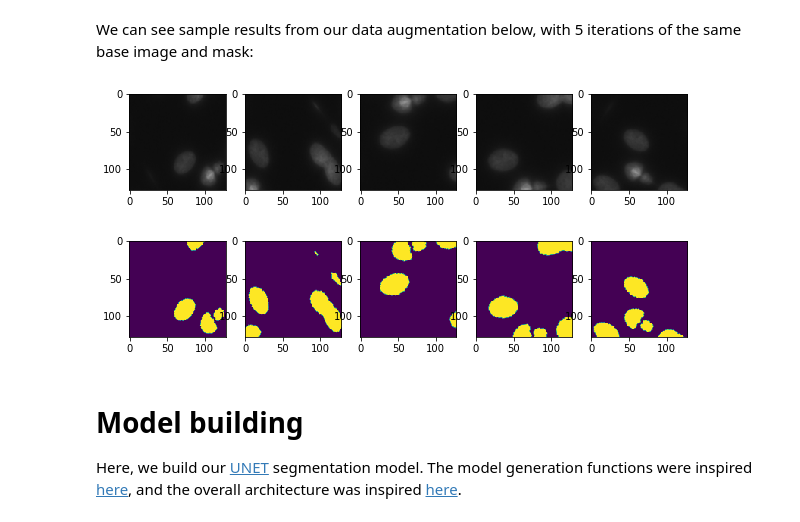
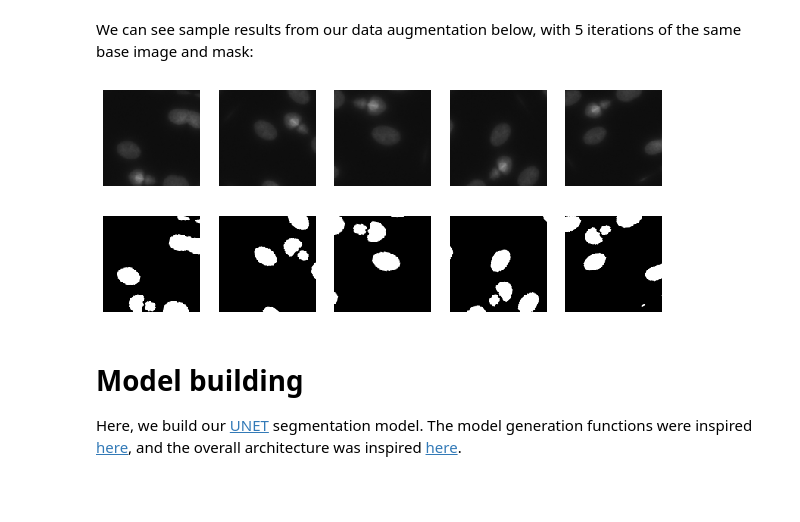
Before and after one commit to scott-trinkle/nuclei-finder, a Jupyter notebook: Train UNET.ipynb, the cells around one changed output. Drawn from its saved outputs; the diff is of its cells as text; code cells hidden in the pictures; blank space fills up the shorter version.

Commit message:
Handle grayscale input, update augment demos

```diff
--- a/Train UNET.ipynb
+++ b/Train UNET.ipynb
@@ -78,10 +79,15 @@ IMG_HEIGHT=128
 IMG_CHANNELS=3
 # %%
 def img_to_tiles(img,tgt_shape):
-    '''Takes a 2D ndarray image (img) and returns a list
-    of overlapping tiles of shape=tgt_shape'''
-    tgt_h, tgt_w = tgt_shape
+    '''Takes an RGB or RGBA ndarray image (img) and returns a list of
+    overlappingtiles of shape=tgt_shape'''
+    tgt_h, tgt_w, tgt_ch = tgt_shape
     img_h, img_w = img.shape[:2]
+
+    if len(img.shape) == 2:  # control for grayscale inputs
+        img = gray2rgb(img)
+    img = img[..., :tgt_ch]  # remove alpha channel if present
+
 
     nh_tiles = int(np.ceil(img_h / tgt_h))
     nw_tiles = int(np.ceil(img_w / tgt_w))
@@ -142,19 +148,18 @@ X_tile_list = []  # image tiles
 y_tile_list = []  # mask tiles
 ID_tile_list = []  # IDs for each tile
 for i in range(n_images):
-    img = train_data_raw[i][...,:IMG_CHANNELS]
-    img_tiles = img_to_tiles(img,tgt_shape=(IMG_HEIGHT,IMG_WIDTH))
+    img = train_data_raw[i]
+    img_tiles = img_to_tiles(img,tgt_shape=(IMG_HEIGHT,IMG_WIDTH,IMG_CHANNELS))
     X_tile_list.extend(img_tiles)
 
     mask = mask_data_raw[i]
-    mask_tiles = img_to_tiles(mask,tgt_shape=(IMG_HEIGHT,IMG_WIDTH))
+    mask_tiles = img_to_tiles(mask,tgt_shape=(IMG_HEIGHT,IMG_WIDTH,IMG_CHANNELS))
     y_tile_list.extend(mask_tiles)
 
     ID_tile_list.extend([ID_raw[i]] * len(mask_tiles))
 
 X_full = np.array(X_tile_list,dtype=np.uint8)
-y_full = np.array(y_tile_list,dtype=bool)
-y_full = np.expand_dims(y_full,-1)  # need empty dimension at the end
+y_full = np.array(y_tile_list,dtype=bool)[...,0:1]
 ID_full = np.array(ID_tile_list)
 
 print(f'Original n_images: {n_images}')
@@ -196,7 +201,7 @@ for i, label in enumerate(unique_class_labels):
     ax[0,i] = clean_ax(ax[0,i])
 
     mask = y_full[sample_ind]
-    ax[1,i].imshow(np.squeeze(mask),interpolation='none',cmap='gray')
+    ax[1,i].imshow(mask,interpolation='none',cmap='gray')
     ax[1,i] = clean_ax(ax[1,i])
 fig.tight_layout(pad=0.1)
 # %% [output]
@@ -254,18 +259,20 @@ We can see sample results from our data augmentation below, with 5 iterations of
 # %%
 N = 5
 
 xs = [X_train_flow[6][0] for x in range(N)]
 ys = [y_train_flow[6][0] for y in range(N)]
 
 
 fig, ax = plt.subplots(1,N,figsize=(10,2))
 fig2, ax2 = plt.subplots(1,N,figsize=(10,2))
 for i in range(N):
     ax[i].imshow(xs[i]/255,interpolation='none')
-    ax2[i].imshow(ys[i]/255,interpolation='none')
+    clean_ax(ax[i])
+    ax2[i].imshow(ys[i]/255,interpolation='none',cmap='gray')
+    clean_ax(ax2[i]);
 # %% [output]
-[figure, old version]
+[figure, new version]
-[figure, old version]
+[figure, new version]
 # %% [markdown]
 # Model building
 
```
Also changed, not shown: parts of 2 cells of this notebook, 1 other file.
